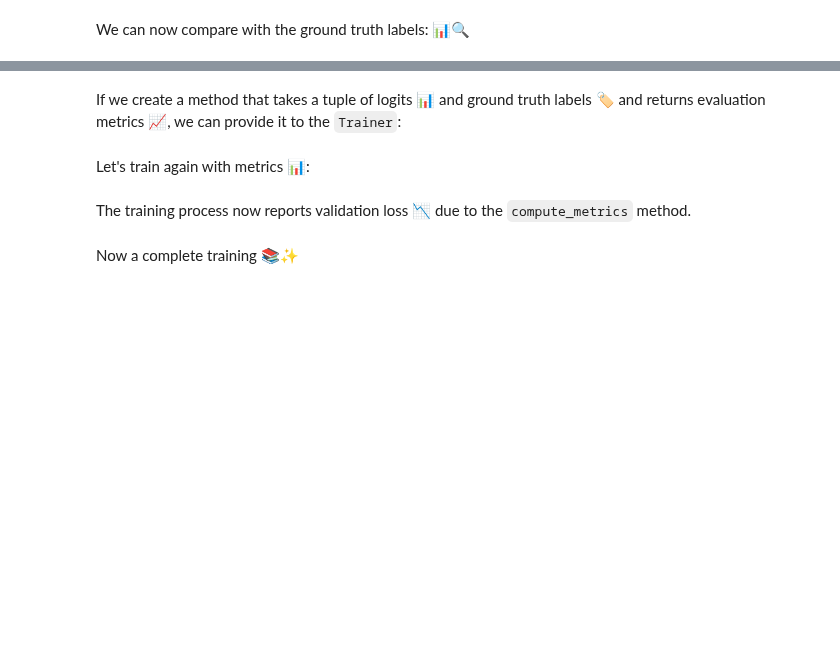
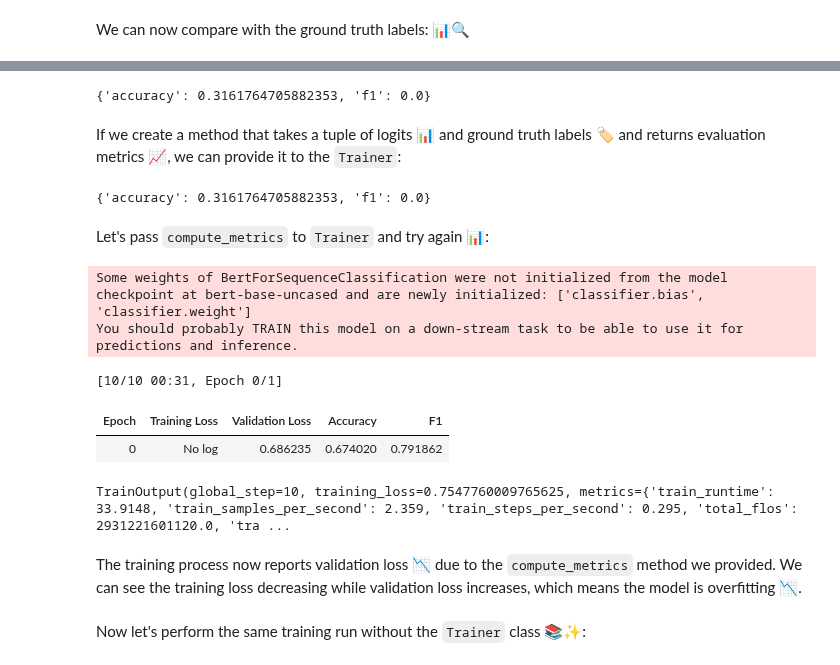
Before and after one commit to tsilva/sandbox-transformers, a Jupyter notebook: HF_NLP_Course.ipynb, the cells around one changed output, grey strips where cells are left out. Drawn from its saved outputs; the diff is of its cells as text; code cells hidden in the pictures; blank space fills up the shorter version.

```diff
--- a/HF_NLP_Course.ipynb
+++ b/HF_NLP_Course.ipynb
@@ -51,8 +45,11 @@ assert os.environ["HF_TOKEN"], "You need to set the HF_TOKEN environment variabl
 Now, let's check if PyTorch can access an NVIDIA GPU 🖥️. While not mandatory, using a GPU significantly speeds up model training ⚡. This check ensures CUDA is installed and accessible by PyTorch ✅. To skip GPU usage, simply comment out the cell below: 📝
 # %%
 import torch
+
 assert torch.cuda.is_available(), "CUDA is not available."
 assert torch.cuda.device_count() > 0, "No GPU device is available."
+
+DEVICE = torch.device("cuda")
 # %% [markdown]
 Let's explore the `transformers` library 🔍 to load pre-trained models 🤖 for various tasks. ✨
 # %% [markdown]
@@ -464,7 +461,7 @@ Notice however that the output doesn't have any logits. This is because when you
 from transformers import AutoModelForSequenceClassification
 
 checkpoint = "distilbert-base-uncased-finetuned-sst-2-english"
-model = AutoModelForSequenceClassification.from_pretrained(checkpoint)
+model = AutoModelForSequenceClassification.from_pretrained(checkpoint).to(DEVICE)
 outputs = model(**inputs)
 outputs
 # %% [output]
@@ -1142,7 +1158,7 @@ Load the model for fine-tuning 🔧 and specify the number of labels to predict
 # %%
 from transformers import AutoModelForSequenceClassification
 
-model = AutoModelForSequenceClassification.from_pretrained(checkpoint, num_labels=2)
+model = AutoModelForSequenceClassification.from_pretrained(checkpoint, num_labels=2).to(DEVICE)
 model
 # %% [output]
 Some weights of BertForSequenceClassification were not initialized from the model checkpoint at bert-base-uncased and are newly initialized: ['classifier.bias', 'classifier.weight']
@@ -1172,14 +1188,17 @@ Now, we initialize the trainer: 🎓✨
 from transformers import Trainer
 from transformers import TrainingArguments
 
-training_args = TrainingArguments("test-trainer")
+training_args = TrainingArguments(
+    "test-trainer",
+    fp16=True # Enable mixed precision training
+)
 trainer = Trainer(
     model, # the instantiated 🤗 Transformers model to be trained
     training_args, # training arguments, defined above
     train_dataset=tokenized_datasets["train"], # The dataset to train the model on
     eval_dataset=tokenized_datasets["validation"], # The dataset to evaluate the model on
     data_collator=data_collator, # defaults to DataCollatorWithPadding if not provided
-    tokenizer=tokenizer # The tokenizer to be used
+    tokenizer=tokenizer # The tokenizer to be used,
 )
 training_args, trainer
 # %% [output]
@@ -1242,6 +1287,8 @@ import evaluate
 
 metric = evaluate.load("glue", "mrpc")
 metric.compute(predictions=predicted_labels, references=predictions.label_ids)
+# %% [output]
+{'accuracy': 0.3161764705882353, 'f1': 0.0}
 # %% [markdown]
 If we create a method that takes a tuple of logits 📊 and ground truth labels 🏷️ and returns evaluation metrics 📈, we can provide it to the `Trainer`:
 # %%
@@ -1251,26 +1298,39 @@ def compute_metrics(eval_preds):
     predictions = np.argmax(logits, axis=-1)
     return metric.compute(predictions=predictions, references=labels)
 compute_metrics((predictions.predictions, predictions.label_ids))
+# %% [output]
+{'accuracy': 0.3161764705882353, 'f1': 0.0}
-# %% [markdown]
-Let's train again with metrics 📊:
+# %% [markdown]
+Let's pass `compute_metrics` to `Trainer` and try again 📊:
 # %%
-training_args = TrainingArguments("test-trainer", evaluation_strategy="epoch")
-model = AutoModelForSequenceClassification.from_pretrained(checkpoint, num_labels=2)
+training_args = TrainingArguments(
+    "test-trainer",
+    evaluation_strategy="epoch",
+    fp16=True
+)
+model = AutoModelForSequenceClassification.from_pretrained(checkpoint, num_labels=2).to(DEVICE)
 
 trainer = Trainer(
     model,
     training_args,
     train_dataset=tokenized_datasets["train"],
     eval_dataset=tokenized_datasets["validation"],
     data_collator=data_collator,
     tokenizer=tokenizer,
     compute_metrics=compute_metrics
 )
 trainer.train()
+# %% [output]
+Some weights of BertForSequenceClassification were not initialized from the model checkpoint at bert-base-uncased and are newly initialized: ['classifier.bias', 'classifier.weight']
+You should probably TRAIN this model on a down-stream task to be able to use it for predictions and inference.
+[10/10 00:31, Epoch 0/1]
+| Epoch | Training Loss | Validation Loss | Accuracy | F1 |
+| 0 | No log | 0.686235 | 0.674020 | 0.791862 |
+TrainOutput(global_step=10, training_loss=0.7547760009765625, metrics={'train_runtime': 33.9148, 'train_samples_per_second': 2.359, 'train_steps_per_second': 0.295, 'total_flos': 2931221601120.0, 'tra ...
 # %% [markdown]
-The training process now reports validation loss 📉 due to the `compute_metrics` method.
+The training process now reports  validation loss 📉 due to the `compute_metrics` method we provided. We can see the training loss decreasing while validation loss increases, which means the model is overfitting 📉.
-# %% [markdown]
-Now a complete training 📚✨
+# %% [markdown]
+Now let's perform the same training run without the `Trainer` class 📚✨:
 # %%
 from datasets import load_dataset
 from transformers import AutoTokenizer, DataCollatorWithPadding
```
Also changed, not shown: parts of 58 cells of this notebook, 1 other file.
